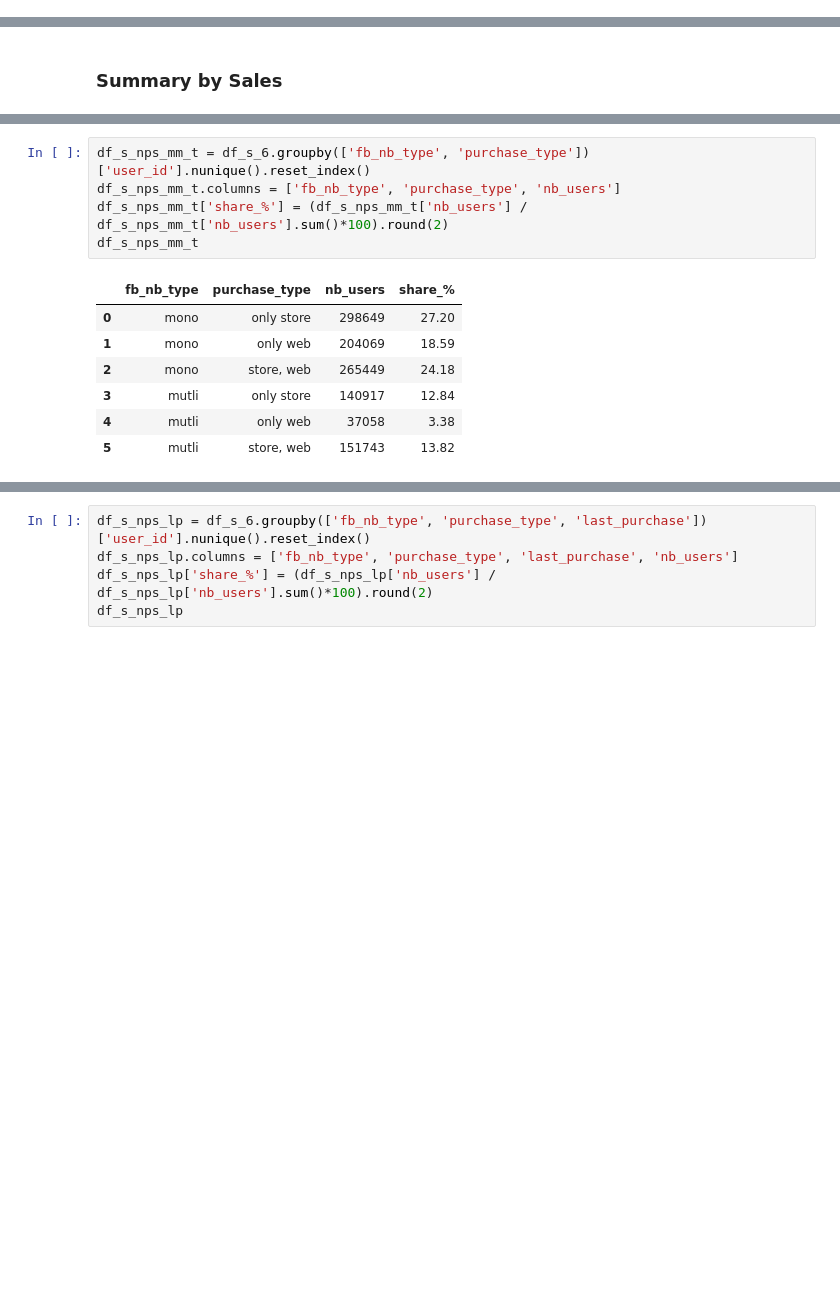
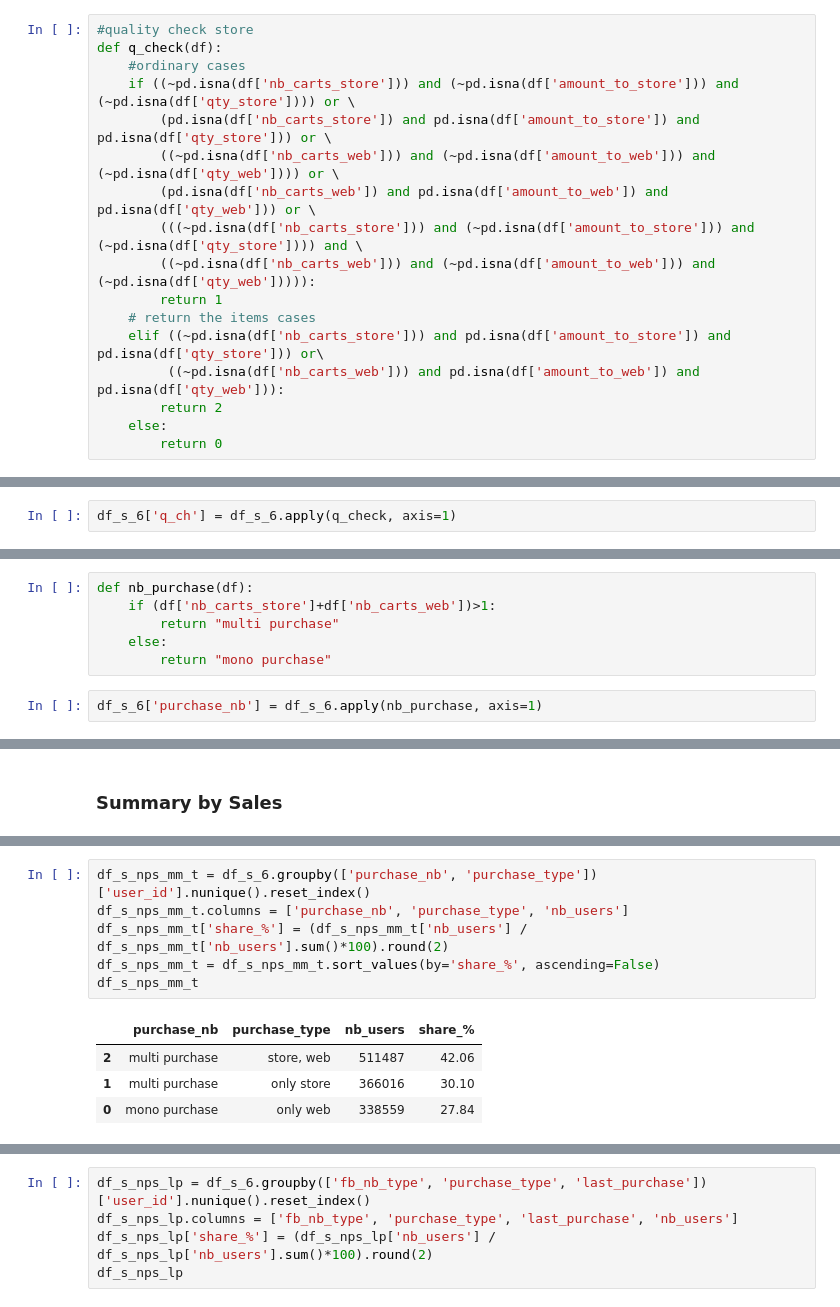
Before and after one commit to erezanovich/customer-care-analytics, a Jupyter notebook: analytics.ipynb, the cells around one changed output, grey strips where cells are left out. Drawn from its saved outputs; the diff is of its cells as text; blank space fills up the shorter version.

```diff
--- a/analytics.ipynb
+++ b/analytics.ipynb
@@ -413,0 +432,17 @@ print('% of customers with purchases and NPS: ', (df_s_nps['user_id'].nunique()/
+# %%
+#quality check store
+def q_check(df):
+    #ordinary cases
+    if ((~pd.isna(df['nb_carts_store'])) and (~pd.isna(df['amount_to_store'])) and (~pd.isna(df['qty_store']))) or \
+        (pd.isna(df['nb_carts_store']) and pd.isna(df['amount_to_store']) and pd.isna(df['qty_store'])) or \
+        ((~pd.isna(df['nb_carts_web'])) and (~pd.isna(df['amount_to_web'])) and (~pd.isna(df['qty_web']))) or \
+        (pd.isna(df['nb_carts_web']) and pd.isna(df['amount_to_web']) and pd.isna(df['qty_web'])) or \
+        (((~pd.isna(df['nb_carts_store'])) and (~pd.isna(df['amount_to_store'])) and (~pd.isna(df['qty_store']))) and \
+        ((~pd.isna(df['nb_carts_web'])) and (~pd.isna(df['amount_to_web'])) and (~pd.isna(df['qty_web'])))):
+        return 1
+    # return the items cases
+    elif ((~pd.isna(df['nb_carts_store'])) and pd.isna(df['amount_to_store']) and pd.isna(df['qty_store'])) or\
+         ((~pd.isna(df['nb_carts_web'])) and pd.isna(df['amount_to_web']) and pd.isna(df['qty_web'])):
+        return 2
+    else:
+        return 0
@@ -413,0 +451,2 @@ print('% of customers with purchases and NPS: ', (df_s_nps['user_id'].nunique()/
+# %%
+df_s_6['q_ch'] = df_s_6.apply(q_check, axis=1)
@@ -499,0 +556,8 @@ df_s_nps_gr['share_%'] = (df_s_nps_gr['nb_users'] / df_s_nps_gr['nb_users'].sum(
+# %%
+def nb_purchase(df):
+    if (df['nb_carts_store']+df['nb_carts_web'])>1:
+        return "multi purchase"
+    else:
+        return "mono purchase"
+# %%
+df_s_6['purchase_nb'] = df_s_6.apply(nb_purchase, axis=1)
@@ -552,13 +651,11 @@ df_s_nps_mm
 # %%
-df_s_nps_mm_t = df_s_6.groupby(['fb_nb_type', 'purchase_type'])['user_id'].nunique().reset_index()
-df_s_nps_mm_t.columns = ['fb_nb_type', 'purchase_type', 'nb_users']
+df_s_nps_mm_t = df_s_6.groupby(['purchase_nb', 'purchase_type'])['user_id'].nunique().reset_index()
+df_s_nps_mm_t.columns = ['purchase_nb', 'purchase_type', 'nb_users']
 df_s_nps_mm_t['share_%'] = (df_s_nps_mm_t['nb_users'] / df_s_nps_mm_t['nb_users'].sum()*100).round(2)
+df_s_nps_mm_t = df_s_nps_mm_t.sort_values(by='share_%', ascending=False)
 df_s_nps_mm_t
 # %% [output]
-|  | fb_nb_type | purchase_type | nb_users | share_% |
-| 0 | mono | only store | 298649 | 27.20 |
-| 1 | mono | only web | 204069 | 18.59 |
-| 2 | mono | store, web | 265449 | 24.18 |
-| 3 | mutli | only store | 140917 | 12.84 |
-| 4 | mutli | only web | 37058 | 3.38 |
-| 5 | mutli | store, web | 151743 | 13.82 |
+|  | purchase_nb | purchase_type | nb_users | share_% |
+| 2 | multi purchase | store, web | 511487 | 42.06 |
+| 1 | multi purchase | only store | 366016 | 30.10 |
+| 0 | mono purchase | only web | 338559 | 27.84 |
```
Also changed, not shown: parts of 47 cells of this notebook, 2 other files.
